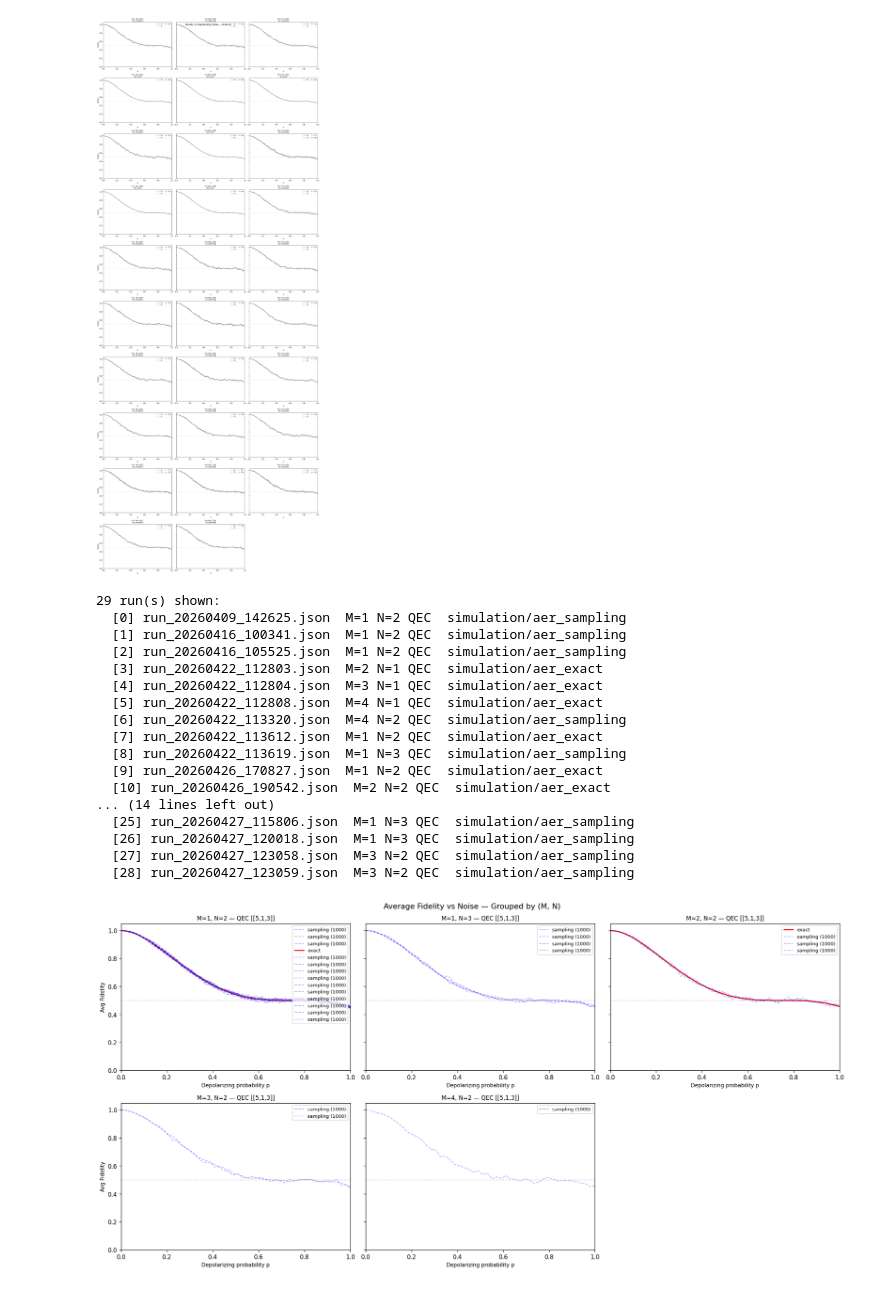
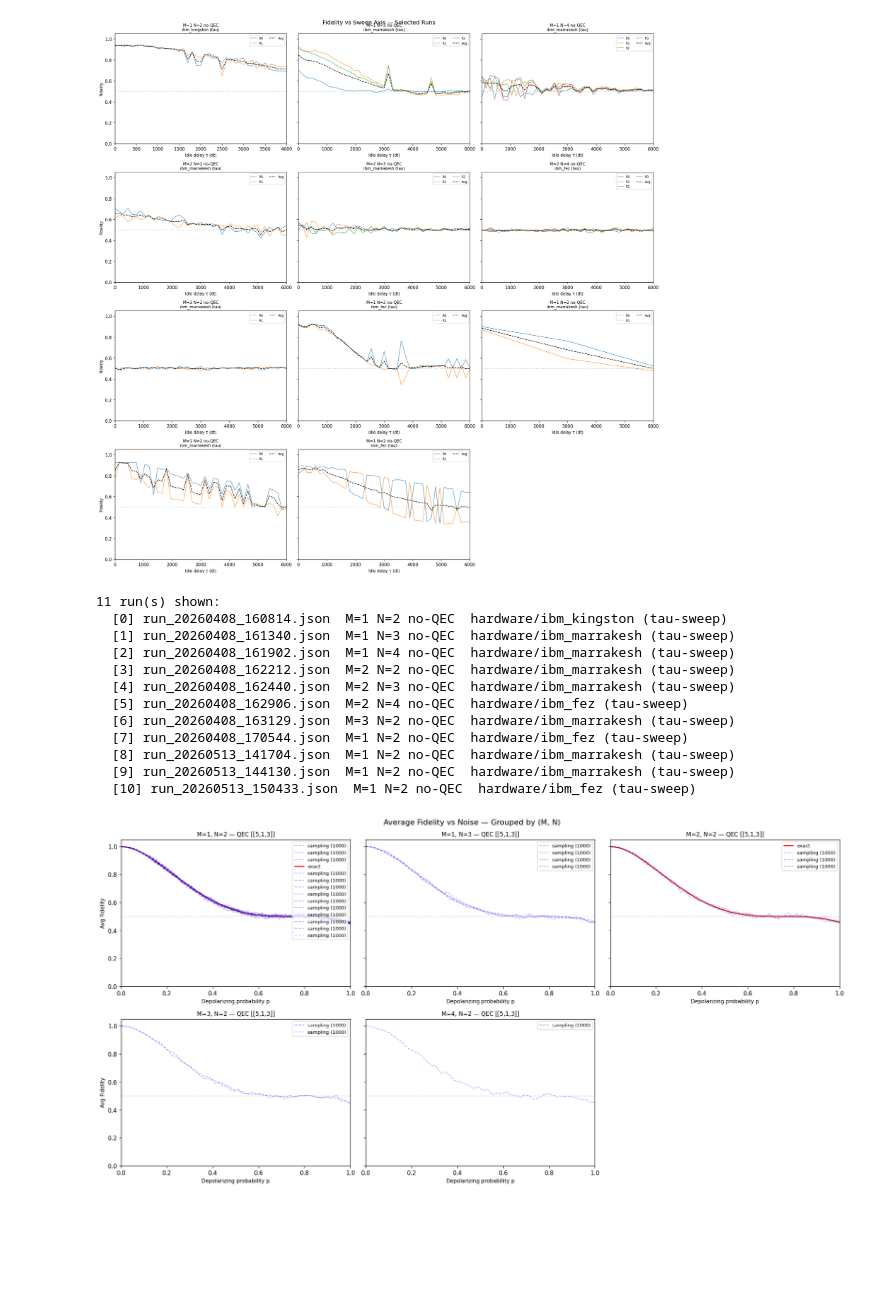
Before and after one commit to mtp354/Broadcasting, a Jupyter notebook: visualizations.ipynb, the cells around one changed output. Drawn from its saved outputs; the diff is of its cells as text; code cells hidden in the pictures; blank space fills up the shorter version.

Commit message:
Visualization changes

```diff
--- a/visualizations.ipynb
+++ b/visualizations.ipynb
@@ -136,10 +136,10 @@ plt.show()
 #   selected = [runs[0], runs[2]]                                # by index
 #   selected = [r for r in runs if r["use_qec"]]                 # QEC only
 #   selected = [r for r in runs if r["M"] == 1]                  # M=1 only
-#   selected = [r for r in runs if r["experiment_type"] == "simulation"]
+selected = [r for r in runs if r["experiment_type"] == "hardware"]
 #   selected = [r for r in runs if r.get("sweep", {}).get("axis") == "tau"]
 
-selected = [r for r in runs if r["use_qec"]]
+# selected = [r for r in runs if r["use_qec"]]
 
 if not selected:
     print("No runs matched the selection criteria.")
@@ -166,51 +166,46 @@ else:
             ax.plot(x_arr, fids[:, i], "-", color=colors[i % len(colors)],
                     linewidth=1, alpha=0.8, label=f"R{i}")
         ax.plot(x_arr, fids.mean(axis=1), "k--", linewidth=1.2, label="Avg")
         ax.axhline(0.5, color="gray", linestyle=":", alpha=0.4)
         ax.set_ylim(0, 1.05)
         if xlim is not None:
             ax.set_xlim(*xlim)
         ax.set_xlabel(xlabel, fontsize=9)
         if idx % ncols == 0:
             ax.set_ylabel("Fidelity", fontsize=9)
         ax.legend(fontsize=7, loc="upper right", ncol=2)
 
         qec_tag = "QEC" if run.get("use_qec") else "no-QEC"
         ax.set_title(f"M={run['M']} N={N} {qec_tag}\n{run['backend']} ({axis})",
                      fontsize=9)
 
     for idx in range(n_runs, nrows * ncols):
         axes[idx // ncols][idx % ncols].set_visible(False)
 
     fig.suptitle("Fidelity vs Sweep Axis — Selected Runs", fontsize=13)
     plt.tight_layout()
     plt.show()
 
     print(f"\n{n_runs} run(s) shown:")
     for i, r in enumerate(selected):
         axis = r.get("sweep", {}).get("axis", "?")
         print(f"  [{i}] {r['filename']}  M={r['M']} N={r['N']} "
               f"{'QEC' if r.get('use_qec') else 'no-QEC'}  "
               f"{r['experiment_type']}/{r['backend']} ({axis}-sweep)")
 # %% [output]
-[figure, old version]
+[figure, new version]
-29 run(s) shown:
-  [0] run_20260409_142625.json  M=1 N=2 QEC  simulation/aer_sampling
-  [1] run_20260416_100341.json  M=1 N=2 QEC  simulation/aer_sampling
-  [2] run_20260416_105525.json  M=1 N=2 QEC  simulation/aer_sampling
-  [3] run_20260422_112803.json  M=2 N=1 QEC  simulation/aer_exact
-  [4] run_20260422_112804.json  M=3 N=1 QEC  simulation/aer_exact
-  [5] run_20260422_112808.json  M=4 N=1 QEC  simulation/aer_exact
-  [6] run_20260422_113320.json  M=4 N=2 QEC  simulation/aer_sampling
-  [7] run_20260422_113612.json  M=1 N=2 QEC  simulation/aer_exact
-  [8] run_20260422_113619.json  M=1 N=3 QEC  simulation/aer_sampling
-  [9] run_20260426_170827.json  M=1 N=2 QEC  simulation/aer_exact
-  [10] run_20260426_190542.json  M=2 N=2 QEC  simulation/aer_exact
-... (14 lines left out)
-  [25] run_20260427_115806.json  M=1 N=3 QEC  simulation/aer_sampling
-  [26] run_20260427_120018.json  M=1 N=3 QEC  simulation/aer_sampling
-  [27] run_20260427_123058.json  M=3 N=2 QEC  simulation/aer_sampling
-  [28] run_20260427_123059.json  M=3 N=2 QEC  simulation/aer_sampling
+11 run(s) shown:
+  [0] run_20260408_160814.json  M=1 N=2 no-QEC  hardware/ibm_kingston (tau-sweep)
+  [1] run_20260408_161340.json  M=1 N=3 no-QEC  hardware/ibm_marrakesh (tau-sweep)
+  [2] run_20260408_161902.json  M=1 N=4 no-QEC  hardware/ibm_marrakesh (tau-sweep)
+  [3] run_20260408_162212.json  M=2 N=2 no-QEC  hardware/ibm_marrakesh (tau-sweep)
+  [4] run_20260408_162440.json  M=2 N=3 no-QEC  hardware/ibm_marrakesh (tau-sweep)
+  [5] run_20260408_162906.json  M=2 N=4 no-QEC  hardware/ibm_fez (tau-sweep)
+  [6] run_20260408_163129.json  M=3 N=2 no-QEC  hardware/ibm_marrakesh (tau-sweep)
+  [7] run_20260408_170544.json  M=1 N=2 no-QEC  hardware/ibm_fez (tau-sweep)
+  [8] run_20260513_141704.json  M=1 N=2 no-QEC  hardware/ibm_marrakesh (tau-sweep)
+  [9] run_20260513_144130.json  M=1 N=2 no-QEC  hardware/ibm_marrakesh (tau-sweep)
+  [10] run_20260513_150433.json  M=1 N=2 no-QEC  hardware/ibm_fez (tau-sweep)
 # %%
 # --- Exact vs sampling overlay: same M, N across simulation runs ---
 # Exact runs: red solid line, alpha=1 (one per panel)
```
Also changed, not shown: parts of 2 cells of this notebook.
